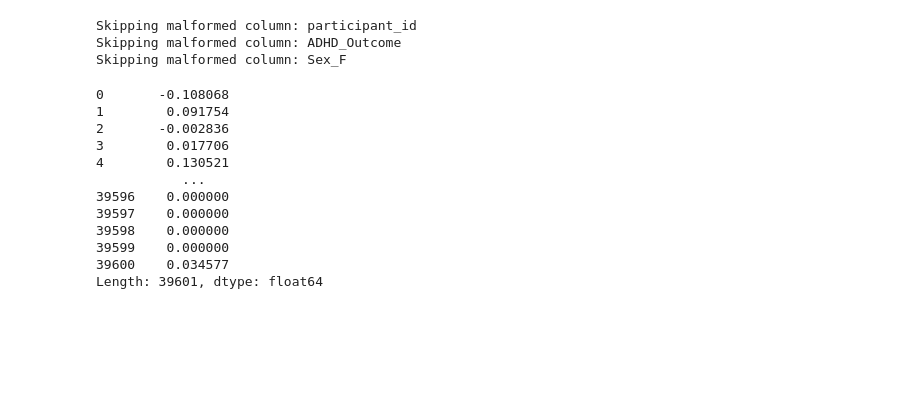
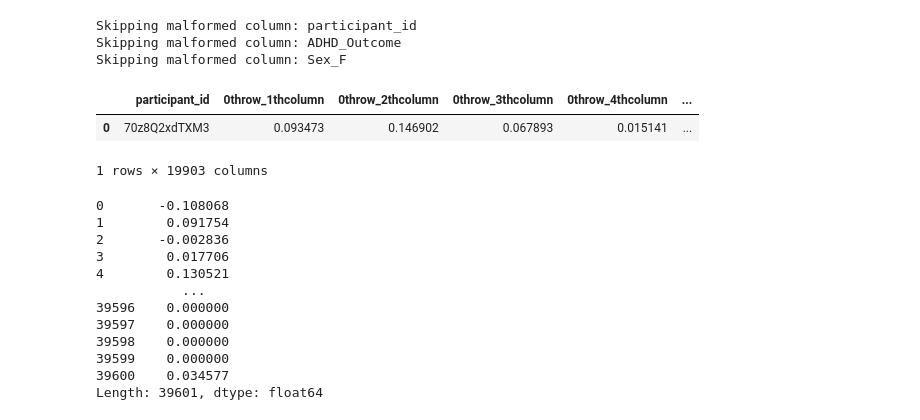
Before and after one commit to psgiese/wids-2025-mupd, a Jupyter notebook: notebooks/connectome_classifier_v1.ipynb, the cells around one changed output. Drawn from its saved outputs; the diff is of its cells as text; code cells hidden in the pictures; blank space fills up the shorter version.

```diff
--- a/notebooks/connectome_classifier_v1.ipynb
+++ b/notebooks/connectome_classifier_v1.ipynb
@@ -46,6 +46,12 @@ def reshape_to_matrix(patient_data):
     return matrix
 # %%
 connectomes = np.array([reshape_to_matrix(row) for _, row in df.iloc[:,1:].iterrows()])
+# %%
+df_labeled.head(1)
+# %% [output]
+|  | participant_id | 0throw_1thcolumn | 0throw_2thcolumn | 0throw_3thcolumn | 0throw_4thcolumn | ... |
+| 0 | 70z8Q2xdTXM3 | 0.093473 | 0.146902 | 0.067893 | 0.015141 | ... |
+1 rows × 19903 columns
 # %%
 # (# of participants, rows, columns in grid)
 pd.Series(connectomes[540].flatten())
```
Also changed, not shown: parts of 10 cells of this notebook.
